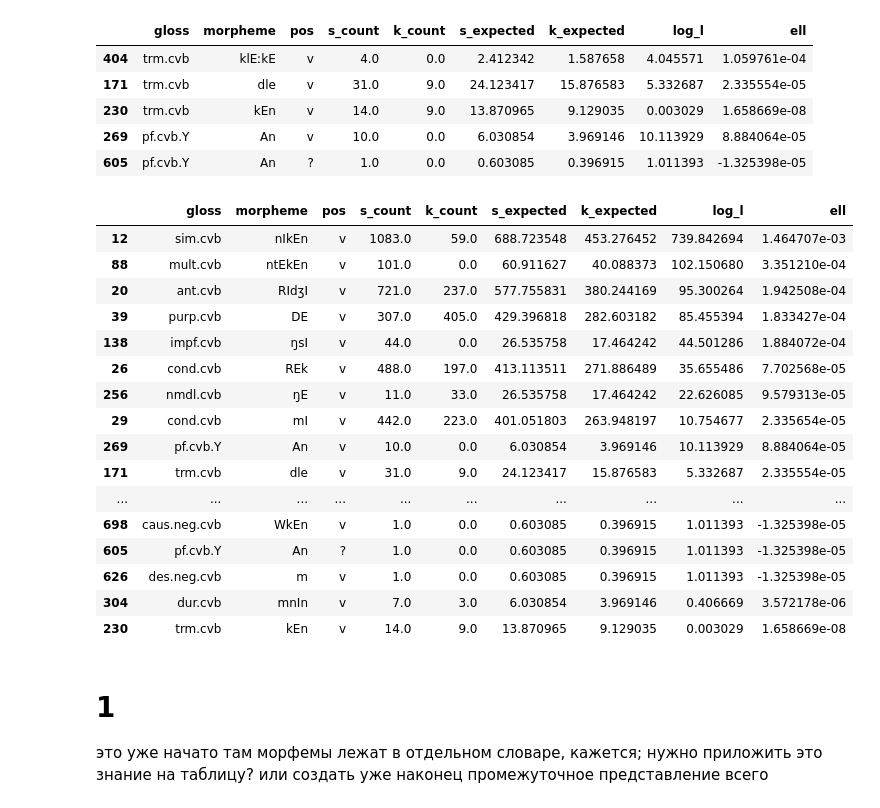
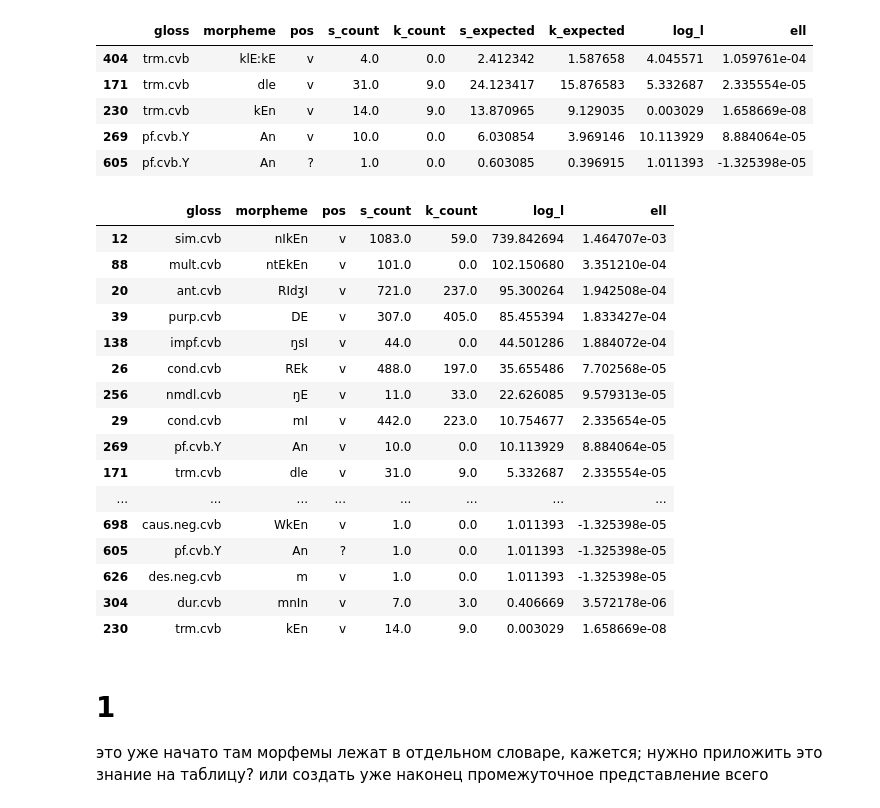
Before and after one commit to BasilisAndr/even, a Jupyter notebook: extra.ipynb, the cells around one changed output. Cells and saved outputs as stored; diff of their text form; code cells hidden in the pictures.

```diff
--- a/extra.ipynb
+++ b/extra.ipynb
@@ -445,25 +471,28 @@ cvb_pd.head()
 | 605 | pf.cvb.Y | An | ? | 1.0 | 0.0 | 0.603085 | 0.396915 | 1.011393 | -1.325398e-05 |
 # %%
 cvb_pd = cvb_pd.sort_values(['log_l'], ascending=False)
-# %%
-cvb_pd
-# %% [output]
-|  | gloss | morpheme | pos | s_count | k_count | s_expected | k_expected | log_l | ell |
-| 12 | sim.cvb | nIkEn | v | 1083.0 | 59.0 | 688.723548 | 453.276452 | 739.842694 | 1.464707e-03 |
-| 88 | mult.cvb | ntEkEn | v | 101.0 | 0.0 | 60.911627 | 40.088373 | 102.150680 | 3.351210e-04 |
-| 20 | ant.cvb | RIdʒI | v | 721.0 | 237.0 | 577.755831 | 380.244169 | 95.300264 | 1.942508e-04 |
-| 39 | purp.cvb | DE | v | 307.0 | 405.0 | 429.396818 | 282.603182 | 85.455394 | 1.833427e-04 |
-| 138 | impf.cvb | ŋsI | v | 44.0 | 0.0 | 26.535758 | 17.464242 | 44.501286 | 1.884072e-04 |
-| 26 | cond.cvb | REk | v | 488.0 | 197.0 | 413.113511 | 271.886489 | 35.655486 | 7.702568e-05 |
-| 256 | nmdl.cvb | ŋE | v | 11.0 | 33.0 | 26.535758 | 17.464242 | 22.626085 | 9.579313e-05 |
-| 29 | cond.cvb | mI | v | 442.0 | 223.0 | 401.051803 | 263.948197 | 10.754677 | 2.335654e-05 |
-| 269 | pf.cvb.Y | An | v | 10.0 | 0.0 | 6.030854 | 3.969146 | 10.113929 | 8.884064e-05 |
-| 171 | trm.cvb | dle | v | 31.0 | 9.0 | 24.123417 | 15.876583 | 5.332687 | 2.335554e-05 |
-| ... | ... | ... | ... | ... | ... | ... | ... | ... | ... |
-| 698 | caus.neg.cvb | WkEn | v | 1.0 | 0.0 | 0.603085 | 0.396915 | 1.011393 | -1.325398e-05 |
-| 605 | pf.cvb.Y | An | ? | 1.0 | 0.0 | 0.603085 | 0.396915 | 1.011393 | -1.325398e-05 |
-| 626 | des.neg.cvb | m | v | 1.0 | 0.0 | 0.603085 | 0.396915 | 1.011393 | -1.325398e-05 |
-| 304 | dur.cvb | mnIn | v | 7.0 | 3.0 | 6.030854 | 3.969146 | 0.406669 | 3.572178e-06 |
-| 230 | trm.cvb | kEn | v | 14.0 | 9.0 | 13.870965 | 9.129035 | 0.003029 | 1.658669e-08 |
+# %%
+del cvb_pd['s_expected']
+del cvb_pd['k_expected']
+
+cvb_pd
+# %% [output]
+|  | gloss | morpheme | pos | s_count | k_count | log_l | ell |
+| 12 | sim.cvb | nIkEn | v | 1083.0 | 59.0 | 739.842694 | 1.464707e-03 |
+| 88 | mult.cvb | ntEkEn | v | 101.0 | 0.0 | 102.150680 | 3.351210e-04 |
+| 20 | ant.cvb | RIdʒI | v | 721.0 | 237.0 | 95.300264 | 1.942508e-04 |
+| 39 | purp.cvb | DE | v | 307.0 | 405.0 | 85.455394 | 1.833427e-04 |
+| 138 | impf.cvb | ŋsI | v | 44.0 | 0.0 | 44.501286 | 1.884072e-04 |
+| 26 | cond.cvb | REk | v | 488.0 | 197.0 | 35.655486 | 7.702568e-05 |
+| 256 | nmdl.cvb | ŋE | v | 11.0 | 33.0 | 22.626085 | 9.579313e-05 |
+| 29 | cond.cvb | mI | v | 442.0 | 223.0 | 10.754677 | 2.335654e-05 |
+| 269 | pf.cvb.Y | An | v | 10.0 | 0.0 | 10.113929 | 8.884064e-05 |
+| 171 | trm.cvb | dle | v | 31.0 | 9.0 | 5.332687 | 2.335554e-05 |
+| ... | ... | ... | ... | ... | ... | ... | ... |
+| 698 | caus.neg.cvb | WkEn | v | 1.0 | 0.0 | 1.011393 | -1.325398e-05 |
+| 605 | pf.cvb.Y | An | ? | 1.0 | 0.0 | 1.011393 | -1.325398e-05 |
+| 626 | des.neg.cvb | m | v | 1.0 | 0.0 | 1.011393 | -1.325398e-05 |
+| 304 | dur.cvb | mnIn | v | 7.0 | 3.0 | 0.406669 | 3.572178e-06 |
+| 230 | trm.cvb | kEn | v | 14.0 | 9.0 | 0.003029 | 1.658669e-08 |
 # %%
 cvb_pd.to_pickle('converbs.pickle')
```
Also changed, not shown: parts of 5 cells of this notebook, 6 other files.
